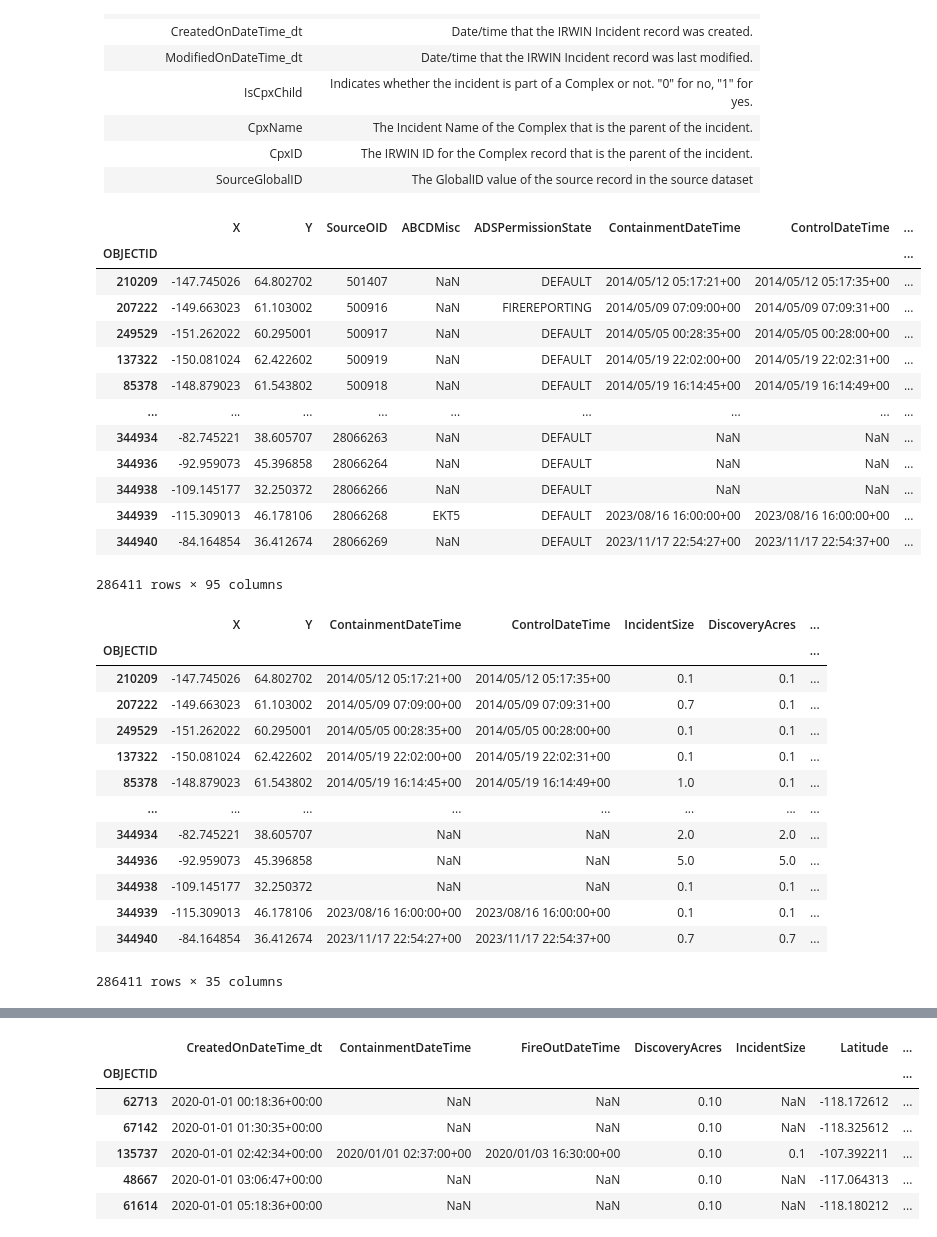
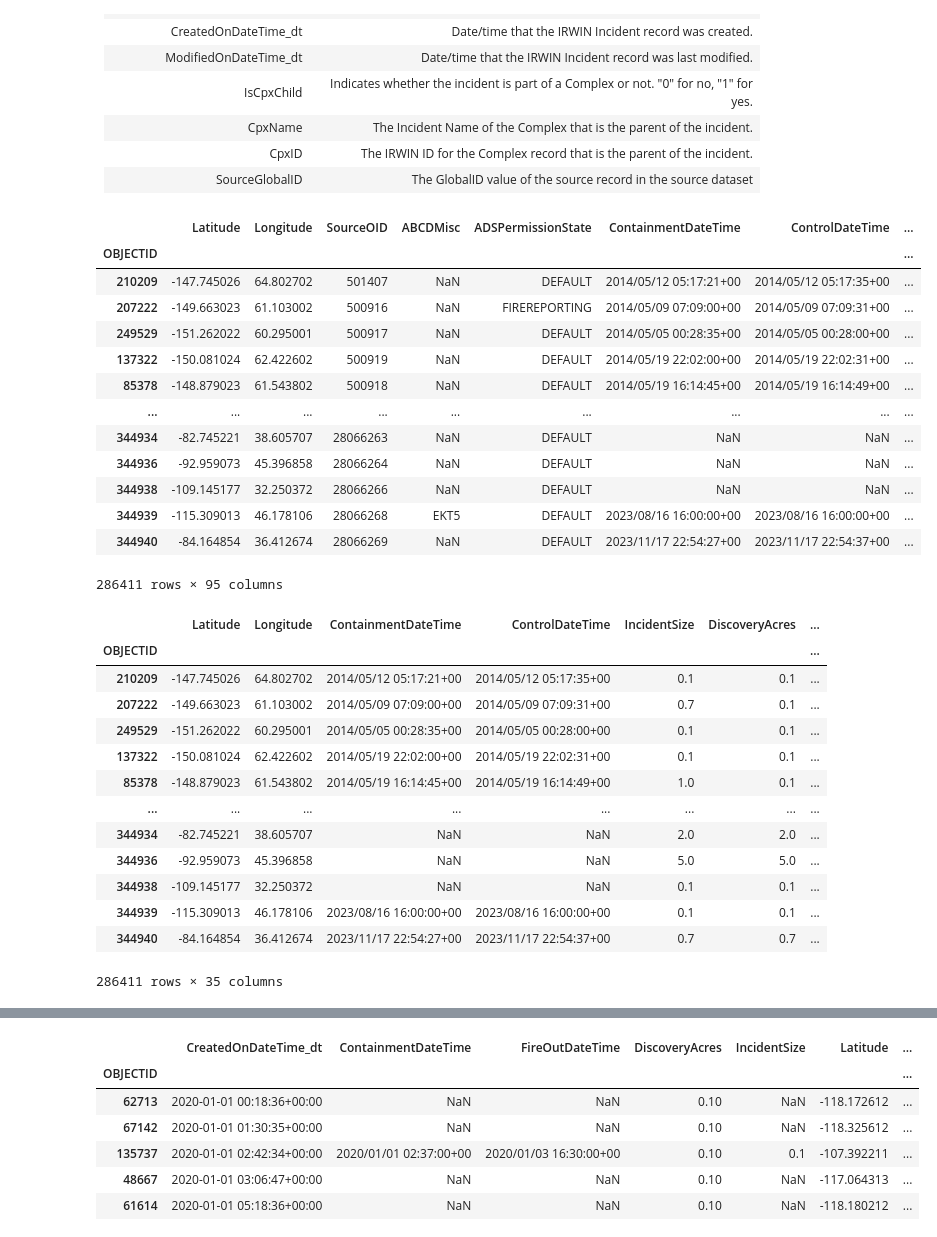
Before and after one commit to SD-2023-CS02/Wildfire-Resource-Simulator, a Jupyter notebook: wfigs_fire_data.ipynb, the cells around one changed output, grey strips where cells are left out. Drawn from its saved outputs; the diff is of its cells as text; code cells hidden in the pictures.

```diff
--- a/wfigs_fire_data.ipynb
+++ b/wfigs_fire_data.ipynb
@@ -243,13 +243,15 @@ display(fire_locations)
 # %%
 # Create dataframe of csv
 sortByDate = pd.DataFrame(fire_locations)
 sortByDate['CreatedOnDateTime_dt'] = pd.to_datetime(sortByDate['CreatedOnDateTime_dt'])
 
 df_sorted = sortByDate.sort_values(by='CreatedOnDateTime_dt')
 
+df_sorted.rename(columns={'X': 'Latitude', 'Y': 'Longitude'}, inplace=True)
+
 display(df_sorted)
 # %% [output]
-|  | X | Y | SourceOID | ABCDMisc | ADSPermissionState | ContainmentDateTime | ControlDateTime | ... |
+|  | Latitude | Longitude | SourceOID | ABCDMisc | ADSPermissionState | ContainmentDateTime | ControlDateTime | ... |
 | OBJECTID |  |  |  |  |  |  |  | ... |
 | 210209 | -147.745026 | 64.802702 | 501407 | NaN | DEFAULT | 2014/05/12 05:17:21+00 | 2014/05/12 05:17:35+00 | ... |
 | 207222 | -149.663023 | 61.103002 | 500916 | NaN | FIREREPORTING | 2014/05/09 07:09:00+00 | 2014/05/09 07:09:31+00 | ... |
@@ -279,7 +281,7 @@ df_sorted.drop(['FireBehaviorGeneral', 'IrwinID', 'FireBehaviorGeneral1', 'FireB
 
 display(df_sorted)
 # %% [output]
-|  | X | Y | ContainmentDateTime | ControlDateTime | IncidentSize | DiscoveryAcres | ... |
+|  | Latitude | Longitude | ContainmentDateTime | ControlDateTime | IncidentSize | DiscoveryAcres | ... |
 | OBJECTID |  |  |  |  |  |  | ... |
 | 210209 | -147.745026 | 64.802702 | 2014/05/12 05:17:21+00 | 2014/05/12 05:17:35+00 | 0.1 | 0.1 | ... |
 | 207222 | -149.663023 | 61.103002 | 2014/05/09 07:09:00+00 | 2014/05/09 07:09:31+00 | 0.7 | 0.1 | ... |
```
Also changed, not shown: parts of 4 cells of this notebook, 2 other files.
